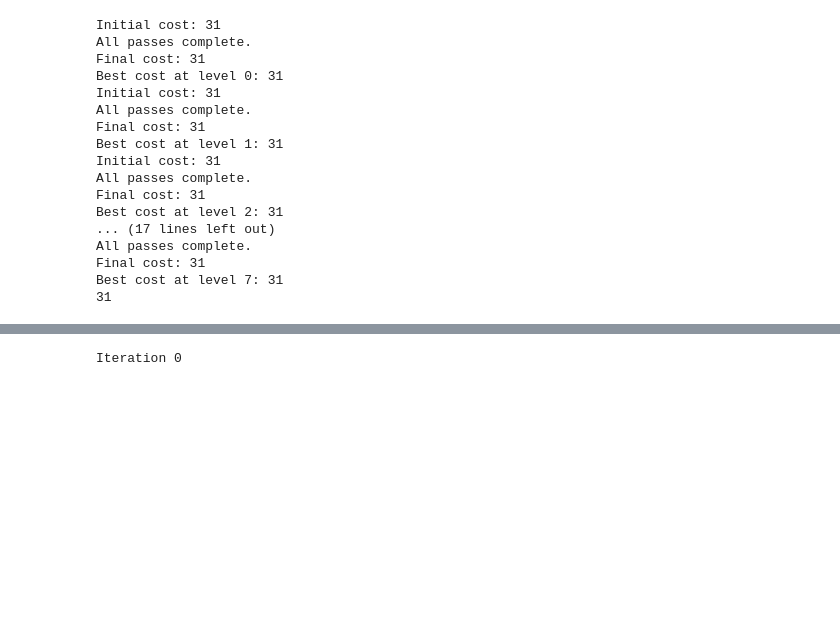
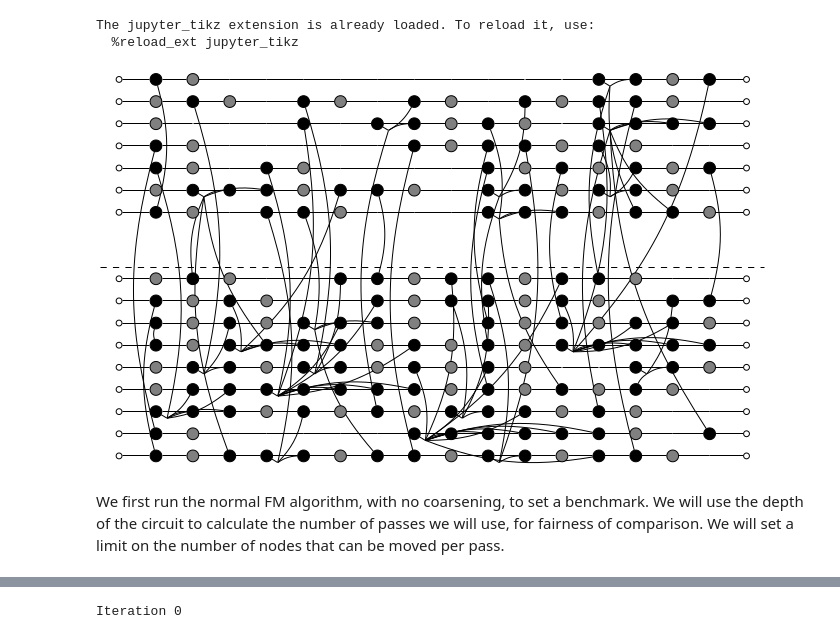
Before and after one commit to felix-burt/DISQCO, a Jupyter notebook: Demos/Multilevel_FM_demo.ipynb, the cells around one changed output, grey strips where cells are left out. Cells and saved outputs as stored; diff of their text form; code cells hidden in the pictures; blank space fills up the shorter version.

```diff
--- a/Demos/Multilevel_FM_demo.ipynb
+++ b/Demos/Multilevel_FM_demo.ipynb
@@ -111,52 +33,11 @@ print(final_cost)
-# %%
-from disqco.parti.FM.multilevel_FM import MLFM_recursive
-from disqco.parti.FM.FM_methods import calculate_full_cost
-
-import time
-
-passes = [5] * 12
-
-assignment_list, cost_list, time_list = MLFM_recursive(graph,
-                                        assignment,
-                                        qpu_info,
-                                        limit = num_qubits,
-                                        pass_list = passes,
-                                        stochastic = False,
-                                        lock_nodes = False,
-                                        log = True,
-                                        add_initial = False,
-                                        costs = None,
-                                        level_limit = None)
-
-print(min(cost_list))
-
-assignment = assignment_list[np.argmin(cost_list)]
-
-# for i, ass in enumerate(assignment_list):
-
-#     print('Cost:', calculate_full_cost(graph, ass, num_partitions, costs))
-#     print('Cost from list:', cost_list[i])
-
-# start = time.time()
-# final_cost = optimise_detached_hyperedges(graph, assignment, num_partitions, costs)
-# end = time.time()
-# print("Extra time:", end - start)
-# print(final_cost)
-# %% [output]
-Initial cost: 31
-All passes complete.
-Final cost: 31
-Best cost at level 0: 31
-Initial cost: 31
-All passes complete.
-Final cost: 31
-Best cost at level 1: 31
-Initial cost: 31
-All passes complete.
-Final cost: 31
-Best cost at level 2: 31
-... (17 lines left out)
-All passes complete.
-Final cost: 31
-Best cost at level 7: 31
-31
+# %%
+from disqco.drawing.tikz_drawing import draw_graph_tikz
+%load_ext jupyter_tikz
+
+draw_graph_tikz(graph, assignment, qpu_sizes)
+# %% [output]
+The jupyter_tikz extension is already loaded. To reload it, use:
+  %reload_ext jupyter_tikz
+[figure, added]
+# %% [markdown]
+We first run the normal FM algorithm, with no coarsening, to set a benchmark. We will use the depth of the circuit to calculate the number of passes we will use, for fairness of comparison. We will set a limit on the number of nodes that can be moved per pass.
```
Also changed, not shown: parts of 16 cells of this notebook, 2 other files.
